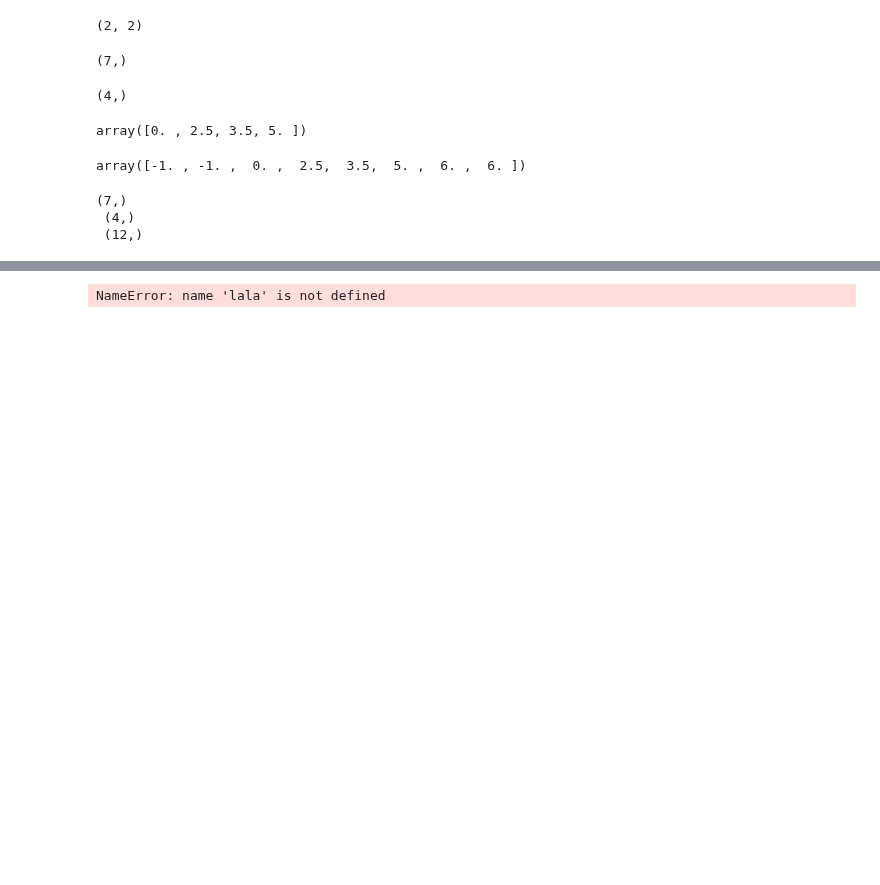
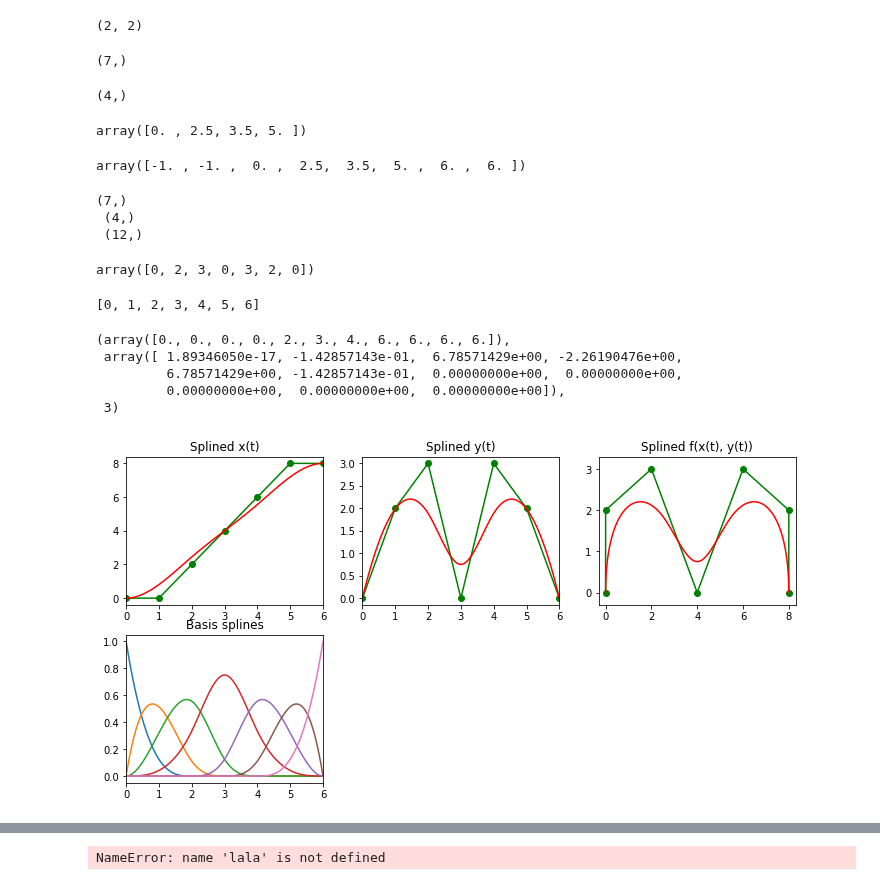
Before and after one commit to bombrun/GaiaLab, a Jupyter notebook: notebooks/3-luca-tests.ipynb, the cells around one changed output, grey strips where cells are left out. Cells and saved outputs as stored; diff of their text form; code cells hidden in the pictures; blank space fills up the shorter version.

```diff
--- a/notebooks/3-luca-tests.ipynb
+++ b/notebooks/3-luca-tests.ipynb
@@ -565,3 +562,82 @@ print(coeffs.shape,'\n',knots.shape,'\n', np.array(internal_knots).shape)
 (7,)
  (4,)
  (12,)
+# %%
+import numpy as np
+import matplotlib.pyplot as plt
+import scipy.interpolate as si
+
+points = [[0, 0], [0, 2], [2, 3], [4, 0], [6, 3], [8, 2], [8, 0]];
+points = np.array(points)
+x = points[:,0]
+y = points[:,1]
+y
+# %% [output]
+array([0, 2, 3, 0, 3, 2, 0])
+# %%
+t = range(len(points))
+list(t)
+# %% [output]
+[0, 1, 2, 3, 4, 5, 6]
+# %%
+ipl_t = np.linspace(0.0, len(points) - 1, 100)
+
+x_tup = si.splrep(t, x, k=3)
+y_tup = si.splrep(t, y, k=3)
+y_tup
+# %% [output]
+(array([0., 0., 0., 0., 2., 3., 4., 6., 6., 6., 6.]),
+ array([ 1.89346050e-17, -1.42857143e-01,  6.78571429e+00, -2.26190476e+00,
+         6.78571429e+00, -1.42857143e-01,  0.00000000e+00,  0.00000000e+00,
+         0.00000000e+00,  0.00000000e+00,  0.00000000e+00]),
+ 3)
+# %%
+x_list = list(x_tup)
+xl = x.tolist()
+x_list[1] = xl + [0.0, 0.0, 0.0, 0.0]
+
+y_list = list(y_tup)
+yl = y.tolist()
+y_list[1] = yl + [0.0, 0.0, 0.0, 0.0]
+
+x_i = si.splev(ipl_t, x_list)
+y_i = si.splev(ipl_t, y_list)
+
+#==============================================================================
+# Plot
+#==============================================================================
+
+fig = plt.figure(figsize=(12,6))
+
+ax = fig.add_subplot(231)
+plt.plot(t, x, '-og')
+plt.plot(ipl_t, x_i, 'r')
+plt.xlim([0.0, max(t)])
+plt.title('Splined x(t)')
+
+ax = fig.add_subplot(232)
+plt.plot(t, y, '-og')
+plt.plot(ipl_t, y_i, 'r')
+plt.xlim([0.0, max(t)])
+plt.title('Splined y(t)')
+
+ax = fig.add_subplot(233)
+plt.plot(x, y, '-og')
+plt.plot(x_i, y_i, 'r')
+plt.xlim([min(x) - 0.3, max(x) + 0.3])
+plt.ylim([min(y) - 0.3, max(y) + 0.3])
+plt.title('Splined f(x(t), y(t))')
+
+ax = fig.add_subplot(234)
+for i in range(7):
+    vec = np.zeros(11)
+    vec[i] = 1.0
+    x_list = list(x_tup)
+    x_list[1] = vec.tolist()
+    x_i = si.splev(ipl_t, x_list)
+    plt.plot(ipl_t, x_i)
+plt.xlim([0.0, max(t)])
+plt.title('Basis splines')
+plt.show()
+# %% [output]
+[figure, added]
```
Also changed, not shown: parts of 7 cells of this notebook, 5 other files.
